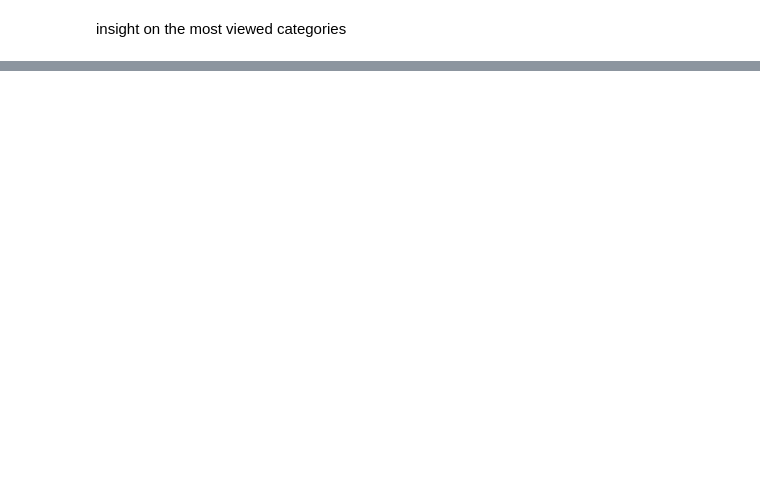
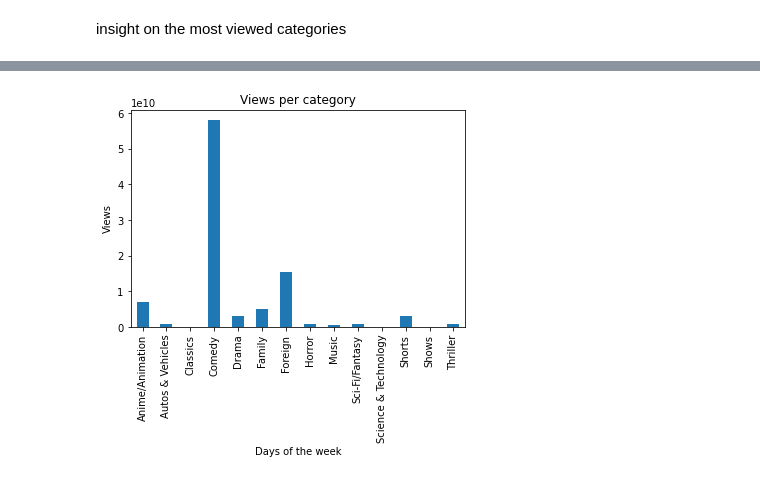
Before and after one commit to davsarkissian/Trending_List_Analysis, a Jupyter notebook: Data_Exploration.ipynb, the cells around one changed output, grey strips where cells are left out. Saved outputs shown, nothing was run; the diff lists cells and outputs as text; code cells hidden in the pictures; blank space fills up the shorter version.

Commit message:
updated data explo py

```diff
--- a/Data_Exploration.ipynb
+++ b/Data_Exploration.ipynb
@@ -99,7 +99,7 @@ msno.dendrogram(yt_data)
 # %%
 import json
 
-jsonfile = open('FR_category_id.json')
+jsonfile = open('Data/FR_category_id.json')
 categories = json.load(jsonfile)
 category_list = []
 for i in categories['items']:
@@ -123,13 +127,3 @@ insight on the most viewed categories
-# %%
-"""
-from datetime import datetime
-from datetime import date
-date = yt_data['publishedAt'][0]
-print(date)
-only_date = date[:10]
-date_time_obj = datetime.strptime(only_date, '%Y-%m-%d')
-print(date_time_obj.weekday())
-"""
 # %%
 from datetime import datetime
 from datetime import date
@@ -139,6 +133,16 @@ def get_day_of_the_week(date):
     date_time_obj = datetime.strptime(only_date, '%Y-%m-%d')
     weekday = date_time_obj.weekday()
     return weekday
+# %%
+import json
+
+def get_category_name(id_cat):
+    jsonfile = open('Data/FR_category_id.json')
+    categories = json.load(jsonfile)
+    cat_id = categories['items'][id_cat]
+    snippet = cat_id.get('snippet')
+    title_cat = snippet.get('title')
+    return title_cat
 # %%
 print(yt_data['publishedAt'][0])
 print(get_day_of_the_week(yt_data['publishedAt'][0]))
@@ -148,0 +170,4 @@ print(views_per_day)
+# %%
+yt_data['categoryId'] = yt_data['categoryId'].apply(lambda x: get_category_name(x))
+views_per_category = yt_data.groupby('categoryId')['view_count'].sum()
+print(views_per_category)
@@ -155,3 +199,11 @@ plt.show()
+# %%
+views_per_category.plot.bar()
+plt.title('Views per category')
+plt.xlabel('Days of the week')
+plt.ylabel('Views')
+plt.show()
+# %% [output]
+[figure, added]
 # %%
 views_per_day = {}
 weekday_view_count={'monday': 0,'tuesday':0,'wednesday':0,'thursday':0,'friday':0,'saturday':0,'sunday':0}
```
Also changed, not shown: parts of 11 cells of this notebook.
